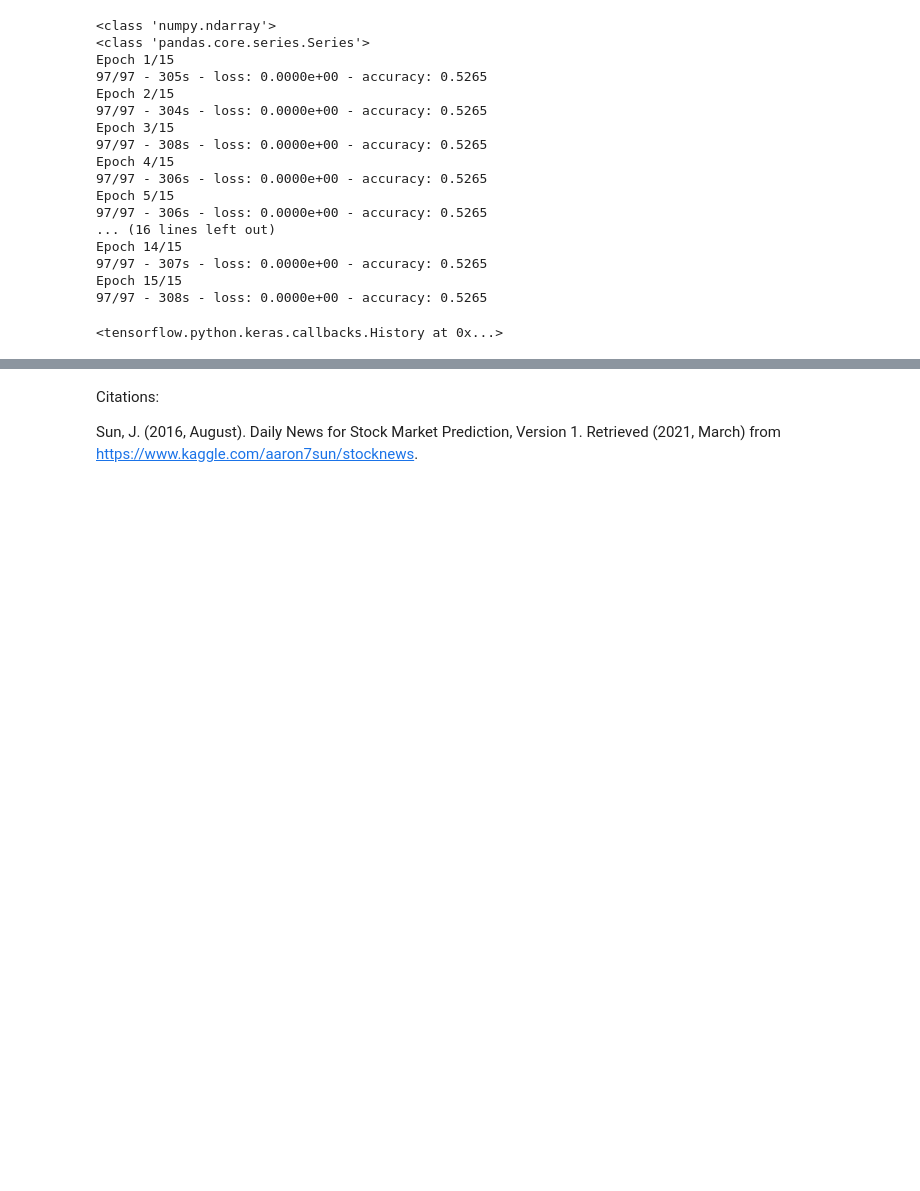
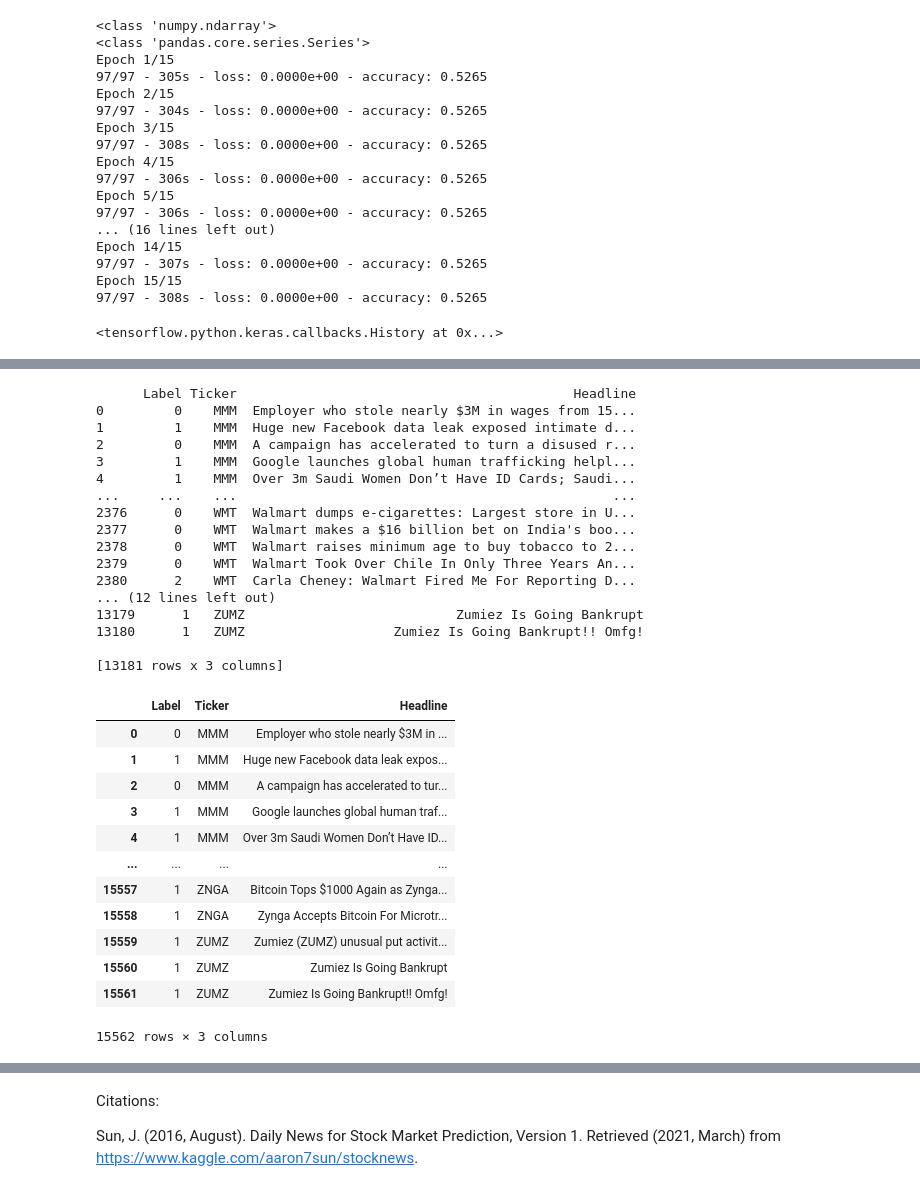
Before and after one commit to Stock-Stalker/predictor, a Jupyter notebook: predictor/StockStalker.ipynb, the cells around one changed output, grey strips where cells are left out. Saved outputs shown, nothing was run; the diff lists cells and outputs as text; code cells hidden in the pictures; blank space fills up the shorter version.

```diff
--- a/predictor/StockStalker.ipynb
+++ b/predictor/StockStalker.ipynb
@@ -423,0 +390,41 @@ print(headlines[0])
+# %%
+# Get data & perform sentiment analysis to provide training labels
+djia_df = pd.read_csv("/content/drive/MyDrive/StockStalker/djia_news.csv")
+nasdaq_df = pd.read_csv('/content/drive/MyDrive/StockStalker/nasdaq.csv')
+
+print(djia_df)
+print(nasdaq_df)
+
+df = pd.concat([djia_df, nasdaq_df], ignore_index=True)
+df
+# %% [output]
+      Label Ticker                                           Headline
+0         0    MMM  Employer who stole nearly $3M in wages from 15...
+1         1    MMM  Huge new Facebook data leak exposed intimate d...
+2         0    MMM  A campaign has accelerated to turn a disused r...
+3         1    MMM  Google launches global human trafficking helpl...
+4         1    MMM  Over 3m Saudi Women Don’t Have ID Cards; Saudi...
+...     ...    ...                                                ...
+2376      0    WMT  Walmart dumps e-cigarettes: Largest store in U...
+2377      0    WMT  Walmart makes a $16 billion bet on India's boo...
+2378      0    WMT  Walmart raises minimum age to buy tobacco to 2...
+2379      0    WMT  Walmart Took Over Chile In Only Three Years An...
+2380      2    WMT  Carla Cheney: Walmart Fired Me For Reporting D...
+... (12 lines left out)
+13179      1   ZUMZ                           Zumiez Is Going Bankrupt
+13180      1   ZUMZ                   Zumiez Is Going Bankrupt!! Omfg!
+
+[13181 rows x 3 columns]
+|  | Label | Ticker | Headline |
+| 0 | 0 | MMM | Employer who stole nearly $3M in ... |
+| 1 | 1 | MMM | Huge new Facebook data leak expos... |
+| 2 | 0 | MMM | A campaign has accelerated to tur... |
+| 3 | 1 | MMM | Google launches global human traf... |
+| 4 | 1 | MMM | Over 3m Saudi Women Don’t Have ID... |
+| ... | ... | ... | ... |
+| 15557 | 1 | ZNGA | Bitcoin Tops $1000 Again as Zynga... |
+| 15558 | 1 | ZNGA | Zynga Accepts Bitcoin For Microtr... |
+| 15559 | 1 | ZUMZ | Zumiez (ZUMZ) unusual put activit... |
+| 15560 | 1 | ZUMZ | Zumiez Is Going Bankrupt |
+| 15561 | 1 | ZUMZ | Zumiez Is Going Bankrupt!! Omfg! |
+15562 rows × 3 columns
```
Also changed, not shown: parts of 27 cells of this notebook, 2 other files.
